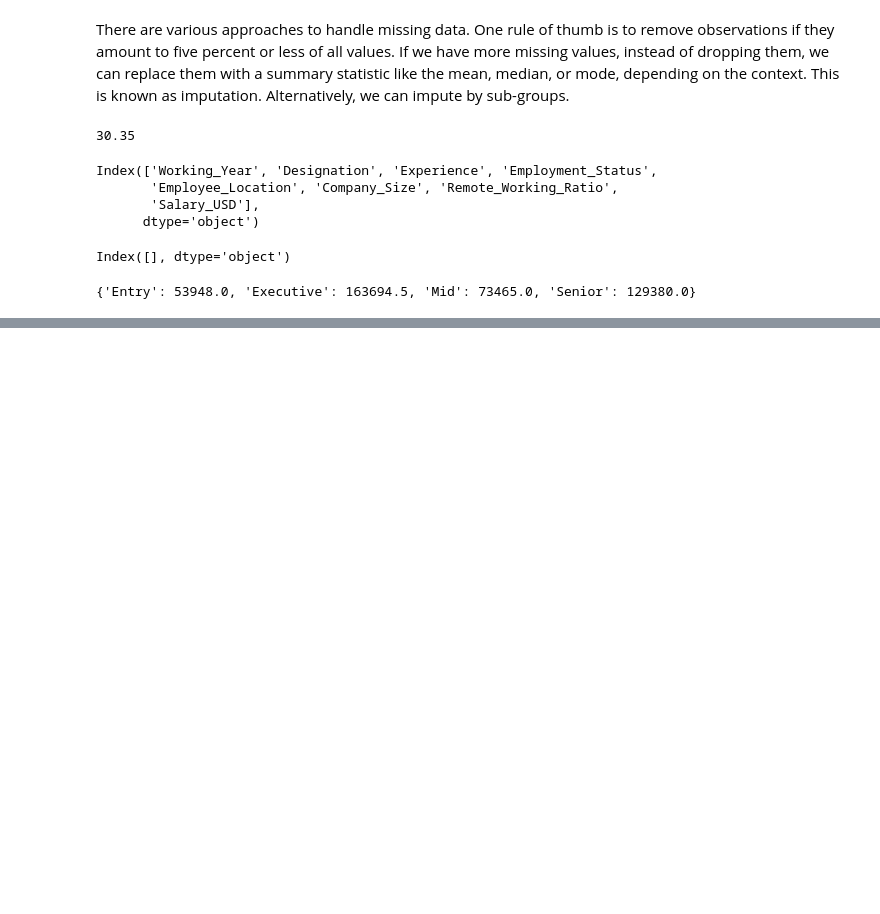
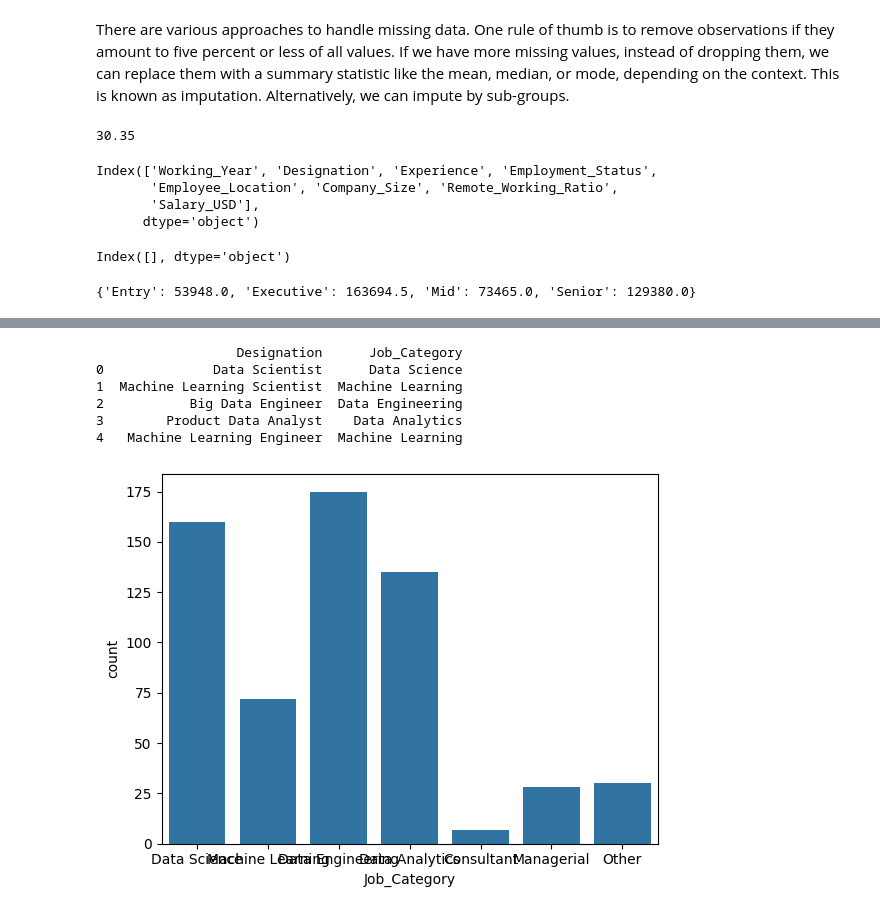
Before and after one commit to alexkhype/practice_projects, a Jupyter notebook: EDA.ipynb, the cells around one changed output, grey strips where cells are left out. Saved outputs shown, nothing was run; the diff lists cells and outputs as text; code cells hidden in the pictures; blank space fills up the shorter version.

```diff
--- a/EDA.ipynb
+++ b/EDA.ipynb
@@ -272,0 +356,45 @@ salaries['Salary_USD'] = salaries['Salary_USD'].fillna(salaries['Experience'].ma
+# %%
+# 1. Create a list of categories that will become the values of the new column
+
+job_categories = ['Data Science','Data Analytics', 'Data Engineering', 'Machine Learning', 'Managerial', 'Consultant']
+# %%
+# 2. Create variables containing the filters
+
+data_science = "Data Scientist|NLP"
+data_analyst = 'Analyst|Analytics'
+data_engineer = 'Data Engineer|ETL|Architect|Infrastructure'
+ml_engineer = 'Machine Learning|ML|Big Data|AI'
+manager = 'Manager|Head|Director|Lead|Principal|Staff'
+consultant = 'Consultant|Freelance'
+# %%
+# 3. Create a list with the range of conditions
+
+conditions = [
+    (salaries['Designation'].str.contains(data_science)),
+    (salaries['Designation'].str.contains(data_analyst)),
+    (salaries['Designation'].str.contains(data_engineer)),
+    (salaries['Designation'].str.contains(ml_engineer)),
+    (salaries['Designation'].str.contains(manager)),
+    (salaries['Designation'].str.contains(consultant))
+]
+# %%
+# 4. Create the new column
+
+salaries['Job_Category'] = np.select(conditions, job_categories, default='Other')
+# %%
+# 5. Previewing job categories
+
+print(salaries[['Designation','Job_Category']].head())
+# %% [output]
+                  Designation      Job_Category
+0              Data Scientist      Data Science
+1  Machine Learning Scientist  Machine Learning
+2           Big Data Engineer  Data Engineering
+3        Product Data Analyst    Data Analytics
+4   Machine Learning Engineer  Machine Learning
+# %%
+# Visualizing new column
+sns.countplot(data=salaries, x='Job_Category')
+plt.show()
+# %% [output]
+[figure, added]
```
Also changed, not shown: parts of 26 cells of this notebook.
